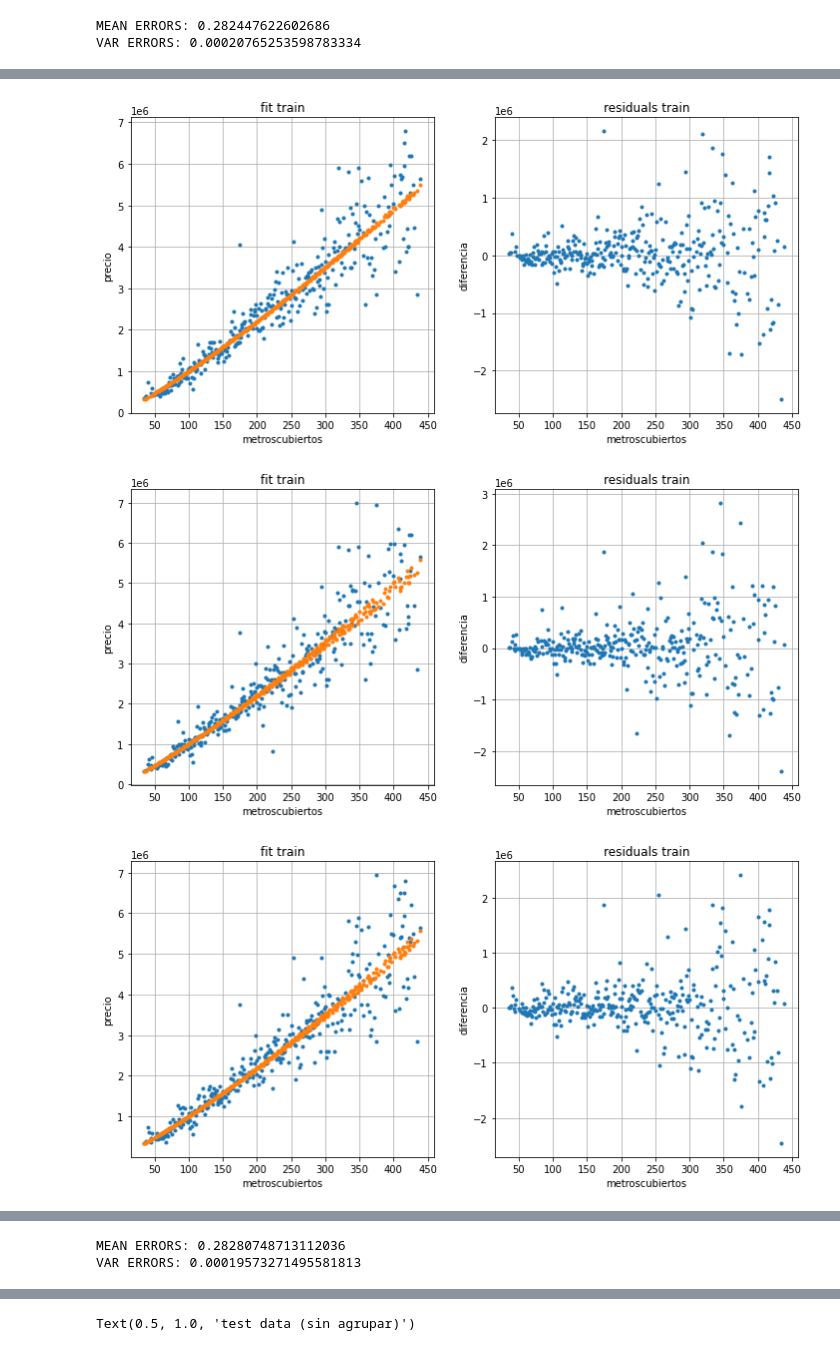
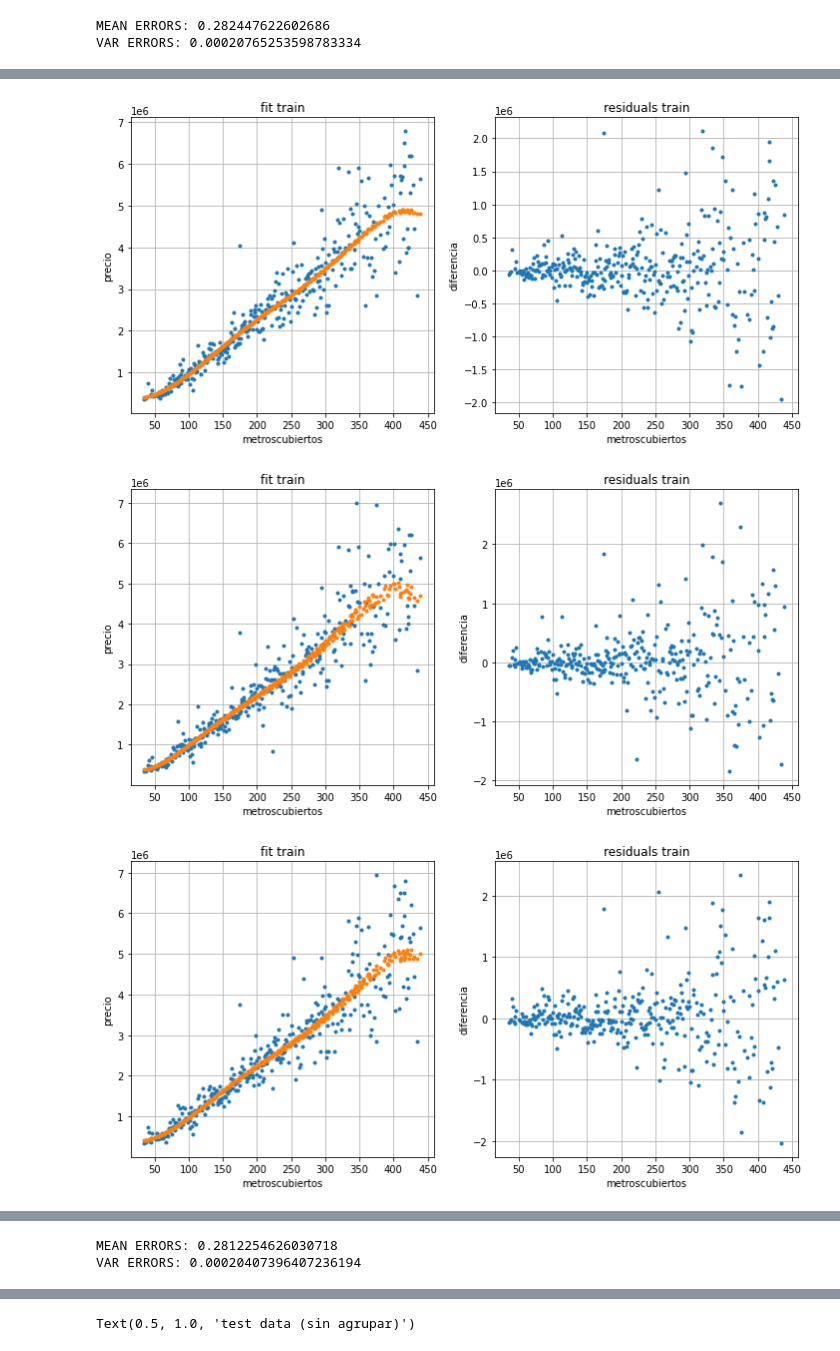
Before and after one commit to fzanollo/metodos-num, a Jupyter notebook: tp3/notebooks/Precios.ipynb, the cells around one changed output, grey strips where cells are left out. Saved outputs shown, nothing was run; the diff lists cells and outputs as text; code cells hidden in the pictures.

```diff
--- a/tp3/notebooks/PruebaDeConcepto-Final.ipynb
+++ b/tp3/notebooks/Precios.ipynb
@@ -518,7 +518,10 @@ def evaluate(x):
     return [
         ones,
         np.log(x),
+        x,
+        x**2,
         x**3,
+        x**4,
         x * np.sin(x)
     ]
 
@@ -561,15 +564,25 @@ $$log(y) = \alpha_1 + \alpha_2 * log(x) + \alpha_3 * \phi_1(x) * sin(\frac{x}{k}
 # %%
+all_means=[]
+all_vars=[]
+
 def evaluate(x):
     ones = np.ones(x.shape)
     return [
         ones,
         np.log(x),
+        x,
+        x**2,
+        x**3,
+        x**4,
         x * np.sin(x),
-        1/np.sqrt(x)
+        np.sqrt(x)**-1
     ]
 
 _, m, v = cross(train_df, test_df, apply_x, apply_y, f, True)
+
+all_means.append(m)
+all_vars.append(v)
 # %% [output]
-[figure, old version]
+[figure, new version]
-[figure, old version]
+[figure, new version]
-[figure, old version]
+[figure, new version]
@@ -578,2 +591,2 @@ _, m, v = cross(train_df, test_df, apply_x, apply_y, f, True)
-MEAN ERRORS: 0.28280748713112036
-VAR ERRORS: 0.00019573271495581813
+MEAN ERRORS: 0.2812254626030718
+VAR ERRORS: 0.00020407396407236194
```
Also changed, not shown: parts of 19 cells of this notebook, 3 other files.
